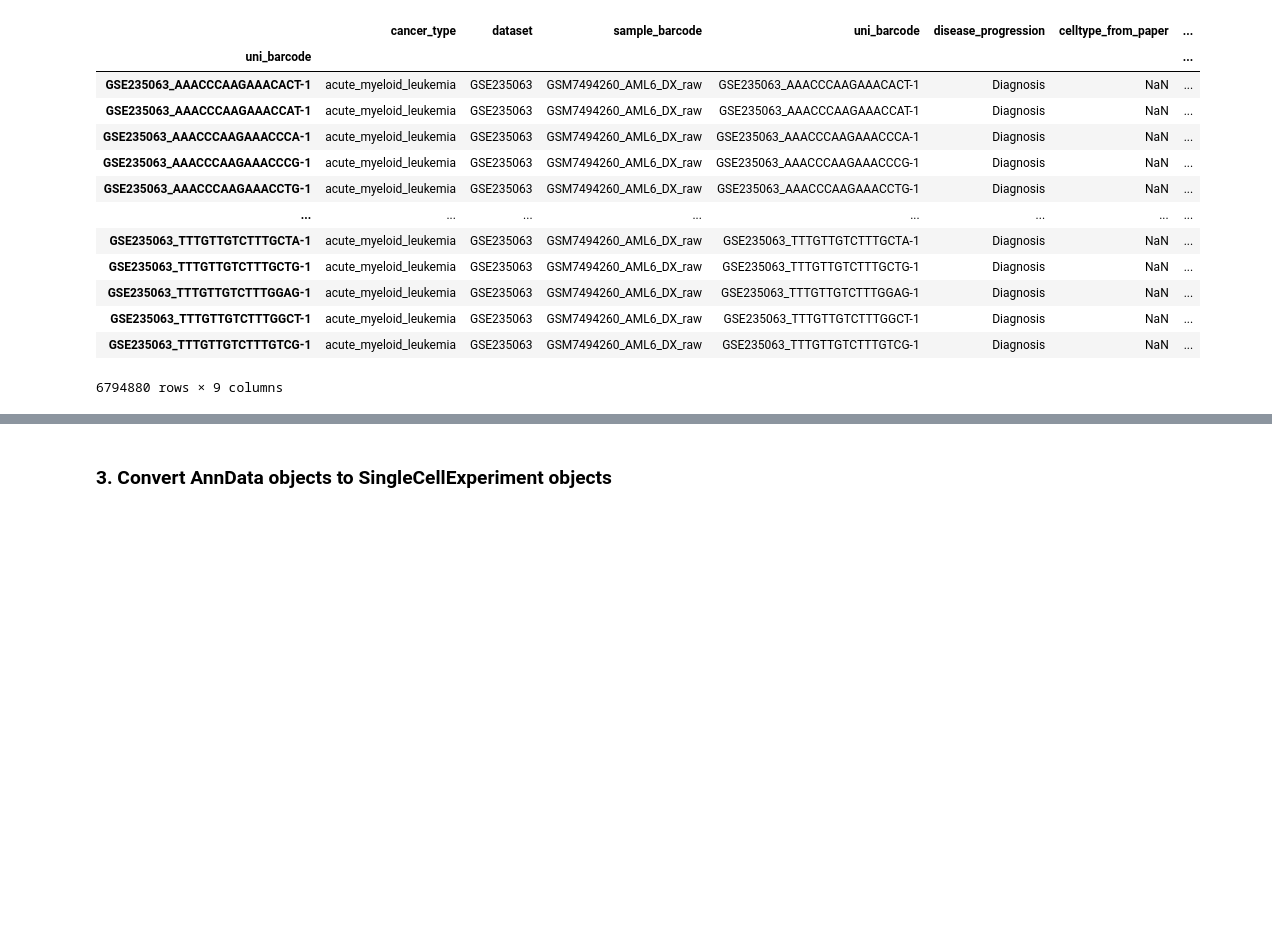
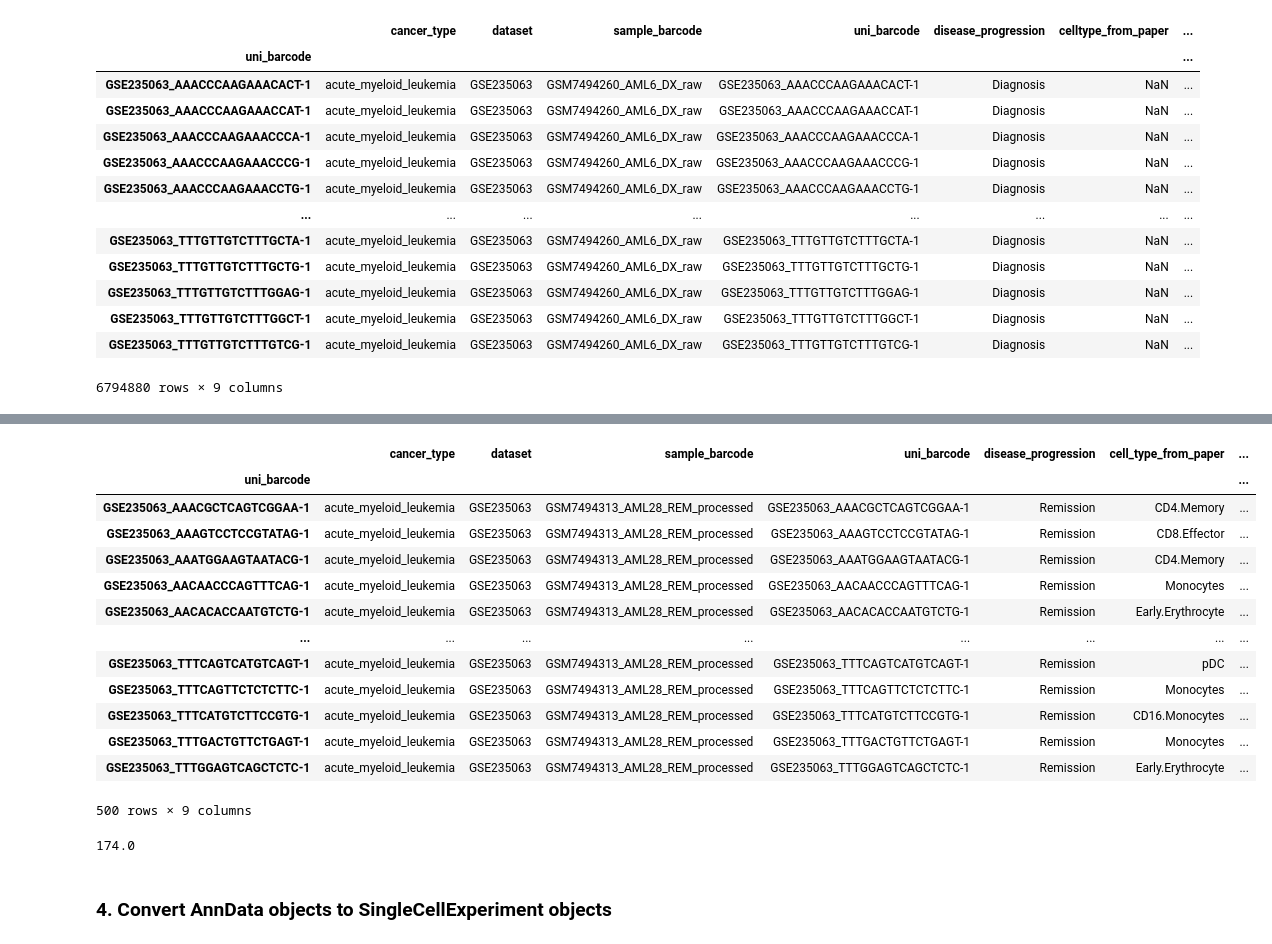
Before and after one commit to tuonglab/pan-paedcancer-scrnaseq, a Jupyter notebook: notebooks/GSE235063.ipynb, the cells around one changed output, grey strips where cells are left out. Saved outputs shown, nothing was run; the diff lists cells and outputs as text; code cells hidden in the pictures; blank space fills up the shorter version.

Commit message:
Rename celltype_from_paper to cell_type_from_paper in .obs

```diff
--- a/notebooks/GSE235063.ipynb
+++ b/notebooks/GSE235063.ipynb
@@ -119,0 +122,17 @@ anndata.obs
+# %%
+from pathlib import Path
+
+# Specify directory paths
+write_directory = Path('/scratch/user/s4543064/xiaohan-john-project/write/GSE235063')
+
+# Loop through all files in the directory
+for file in write_directory.iterdir():
+    if '_uni.h5ad' in file.name:
+        sample = anndata.read_h5ad(file)
+
+        if 'cell_type_from_paper' not in sample.obs.columns:
+            sample.obs.rename(columns={'celltype_from_paper': 'cell_type_from_paper'}, inplace=True)
+            print(sample)
+
+            # save the anndata object
+            sample.write_h5ad(file, compression="gzip")
@@ -120,5 +173,26 @@ anndata.obs
+# %%
+sample.obs
+# %% [output]
+|  | cancer_type | dataset | sample_barcode | uni_barcode | disease_progression | cell_type_from_paper | ... |
+| uni_barcode |  |  |  |  |  |  | ... |
+| GSE235063_AAACGCTCAGTCGGAA-1 | acute_myeloid_leukemia | GSE235063 | GSM7494313_AML28_REM_processed | GSE235063_AAACGCTCAGTCGGAA-1 | Remission | CD4.Memory | ... |
+| GSE235063_AAAGTCCTCCGTATAG-1 | acute_myeloid_leukemia | GSE235063 | GSM7494313_AML28_REM_processed | GSE235063_AAAGTCCTCCGTATAG-1 | Remission | CD8.Effector | ... |
+| GSE235063_AAATGGAAGTAATACG-1 | acute_myeloid_leukemia | GSE235063 | GSM7494313_AML28_REM_processed | GSE235063_AAATGGAAGTAATACG-1 | Remission | CD4.Memory | ... |
+| GSE235063_AACAACCCAGTTTCAG-1 | acute_myeloid_leukemia | GSE235063 | GSM7494313_AML28_REM_processed | GSE235063_AACAACCCAGTTTCAG-1 | Remission | Monocytes | ... |
+| GSE235063_AACACACCAATGTCTG-1 | acute_myeloid_leukemia | GSE235063 | GSM7494313_AML28_REM_processed | GSE235063_AACACACCAATGTCTG-1 | Remission | Early.Erythrocyte | ... |
+| ... | ... | ... | ... | ... | ... | ... | ... |
+| GSE235063_TTTCAGTCATGTCAGT-1 | acute_myeloid_leukemia | GSE235063 | GSM7494313_AML28_REM_processed | GSE235063_TTTCAGTCATGTCAGT-1 | Remission | pDC | ... |
+| GSE235063_TTTCAGTTCTCTCTTC-1 | acute_myeloid_leukemia | GSE235063 | GSM7494313_AML28_REM_processed | GSE235063_TTTCAGTTCTCTCTTC-1 | Remission | Monocytes | ... |
+| GSE235063_TTTCATGTCTTCCGTG-1 | acute_myeloid_leukemia | GSE235063 | GSM7494313_AML28_REM_processed | GSE235063_TTTCATGTCTTCCGTG-1 | Remission | CD16.Monocytes | ... |
+| GSE235063_TTTGACTGTTCTGAGT-1 | acute_myeloid_leukemia | GSE235063 | GSM7494313_AML28_REM_processed | GSE235063_TTTGACTGTTCTGAGT-1 | Remission | Monocytes | ... |
+| GSE235063_TTTGGAGTCAGCTCTC-1 | acute_myeloid_leukemia | GSE235063 | GSM7494313_AML28_REM_processed | GSE235063_TTTGGAGTCAGCTCTC-1 | Remission | Early.Erythrocyte | ... |
+500 rows × 9 columns
+# %%
+np.max(sample.X[:200, :200].toarray())
+# %% [output]
+174.0
 # %% [markdown]
-### 3. Convert AnnData objects to SingleCellExperiment objects
+### 4. Convert AnnData objects to SingleCellExperiment objects
 # %%
 from pathlib import Path
 
```
Also changed, not shown: parts of 3 cells of this notebook.
